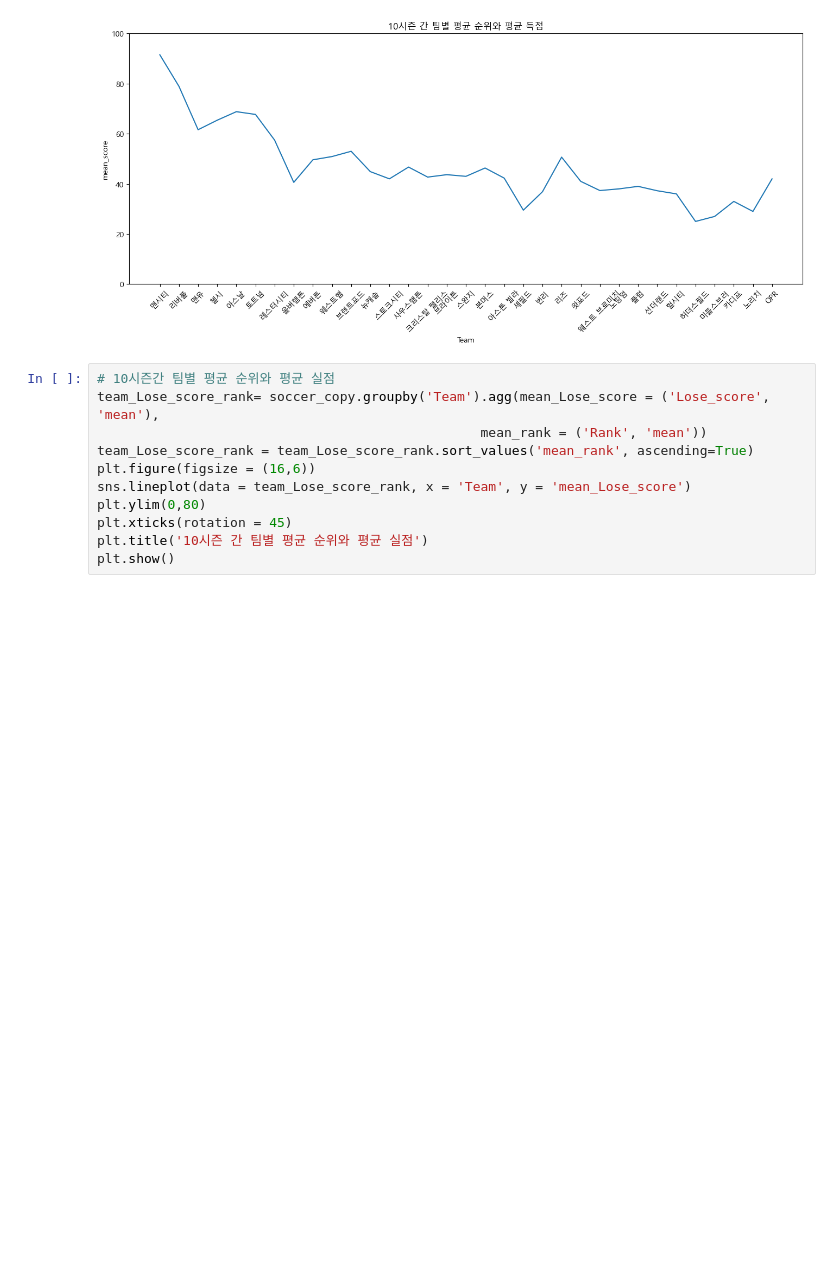
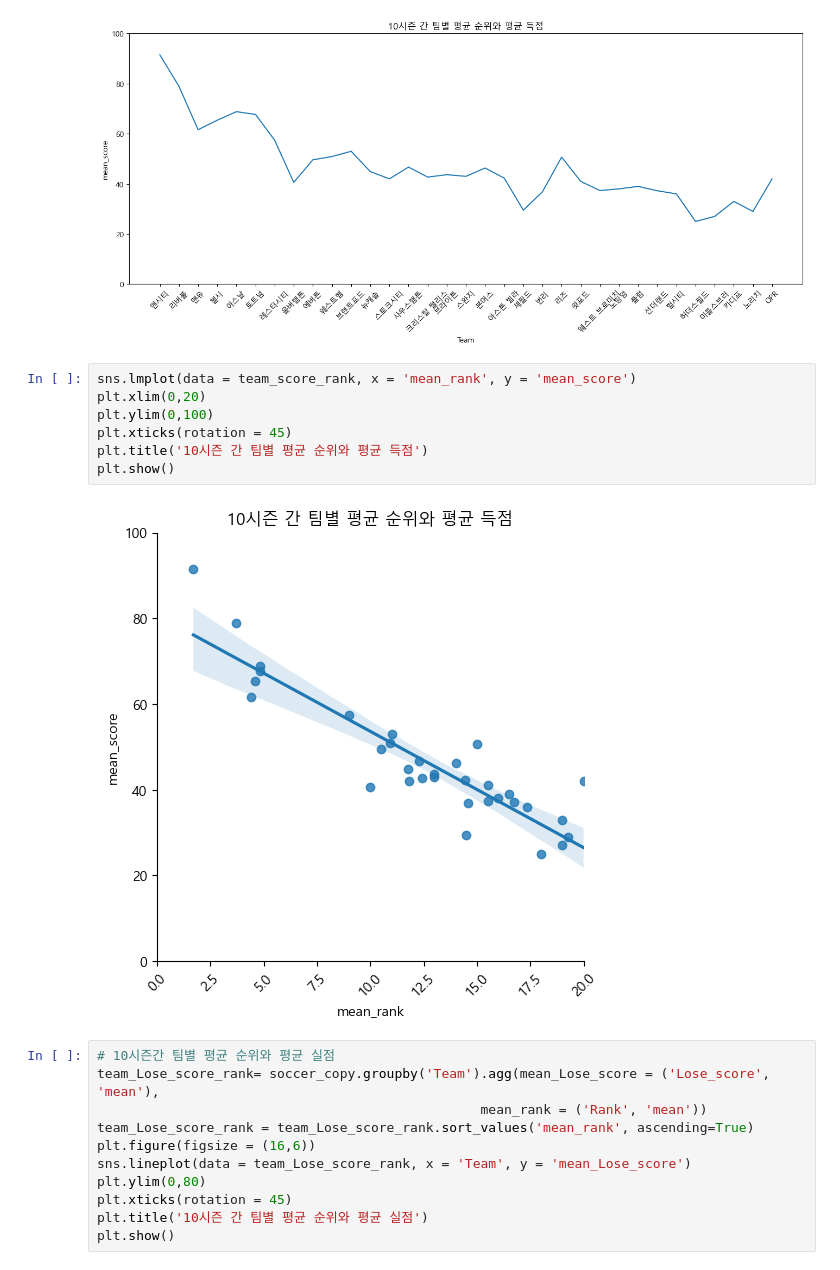
Before and after one commit to gingerman123/Soccer-Data, a Jupyter notebook: soccer_analysis.ipynb, the cells around one changed output. Cells and saved outputs as stored; diff of their text form; blank space fills up the shorter version.

```diff
--- a/soccer_analysis.ipynb
+++ b/soccer_analysis.ipynb
@@ -169,6 +244,15 @@ plt.title('10시즌 간 팀별 평균 순위와 평균 득점')
 plt.show()
 # %% [output]
 [figure]
+# %%
+sns.lmplot(data = team_score_rank, x = 'mean_rank', y = 'mean_score')
+plt.xlim(0,20)
+plt.ylim(0,100)
+plt.xticks(rotation = 45)
+plt.title('10시즌 간 팀별 평균 순위와 평균 득점')
+plt.show()
+# %% [output]
+[figure, added]
 # %%
 # 10시즌간 팀별 평균 순위와 평균 실점
 team_Lose_score_rank= soccer_copy.groupby('Team').agg(mean_Lose_score = ('Lose_score', 'mean'),
```
Also changed, not shown: parts of 14 cells of this notebook, 3 other files.
